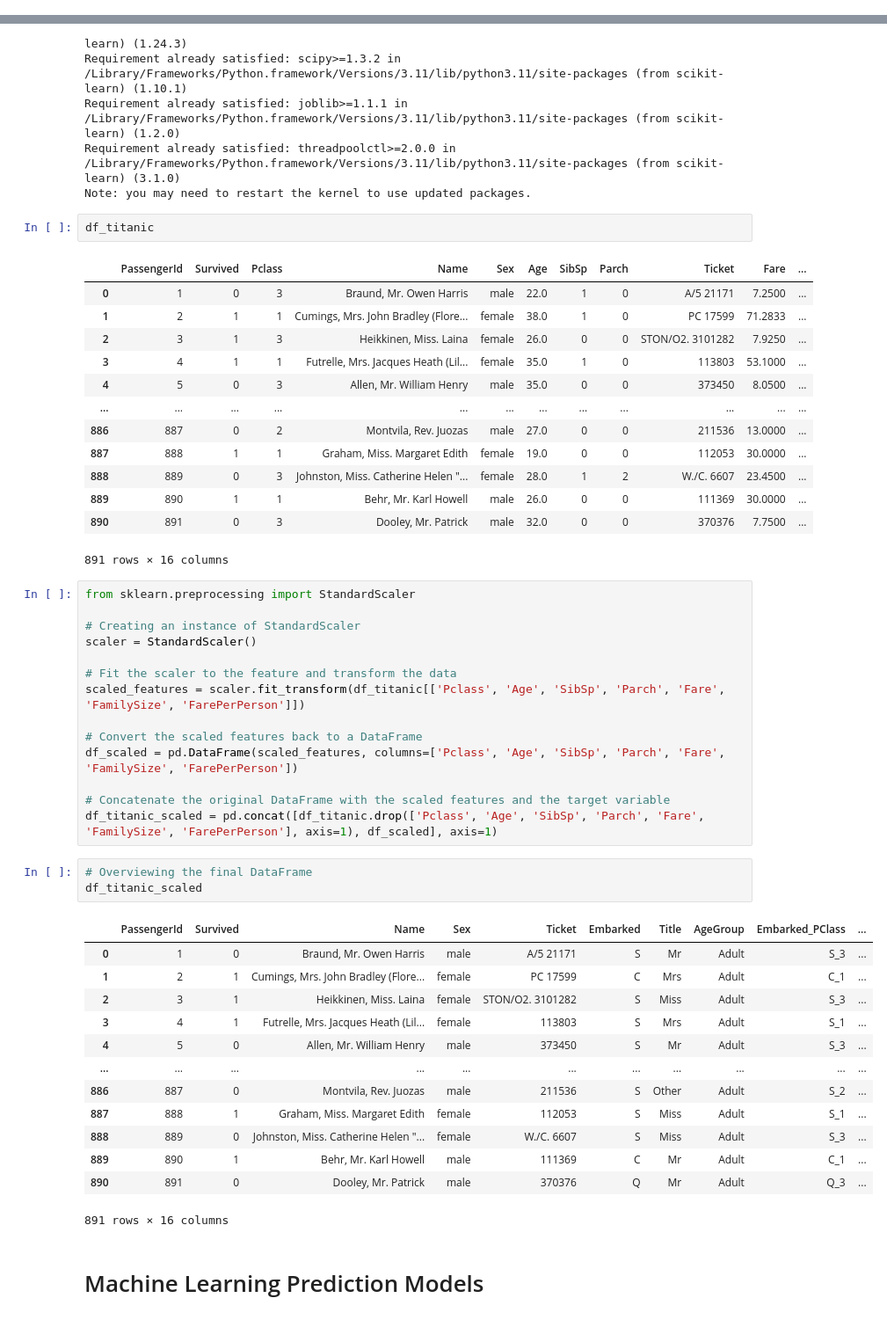
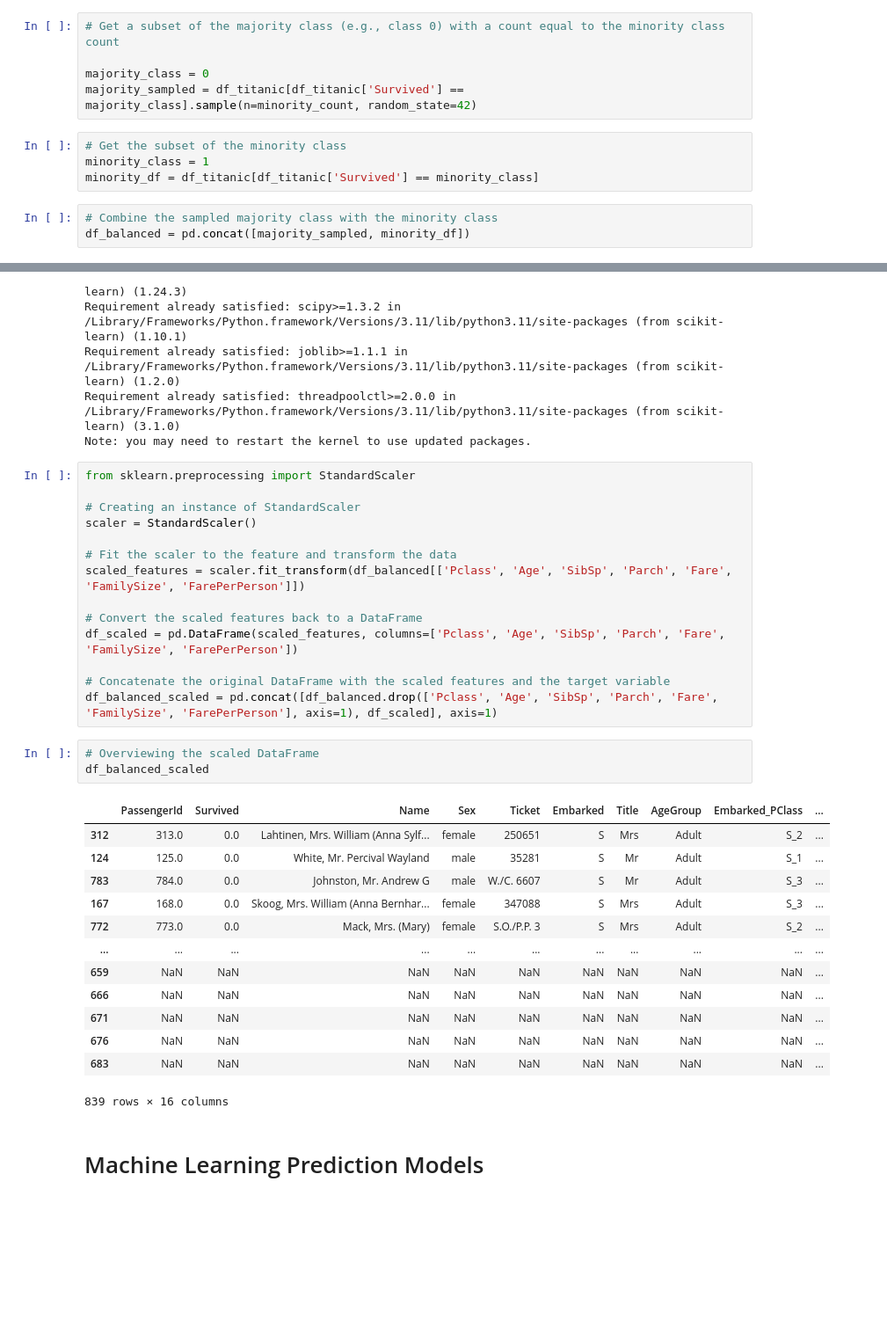
Before and after one commit to mehtasumit1007/TitanicPredictionModelling, a Jupyter notebook: Modelling_Main.ipynb, the cells around one changed output, grey strips where cells are left out. Shown at 88% size. Cells and saved outputs as stored; diff of their text form; blank space fills up the shorter version.

```diff
--- a/Modelling_Main.ipynb
+++ b/Modelling_Main.ipynb
@@ -586,0 +592,12 @@ Since the distribution is quite even for the 'Survived' column, hence there is n
+# %%
+# Get a subset of the majority class (e.g., class 0) with a count equal to the minority class count
+
+majority_class = 0
+majority_sampled = df_titanic[df_titanic['Survived'] == majority_class].sample(n=minority_count, random_state=42)
+# %%
+# Get the subset of the minority class
+minority_class = 1
+minority_df = df_titanic[df_titanic['Survived'] == minority_class]
+# %%
+# Combine the sampled majority class with the minority class
+df_balanced = pd.concat([majority_sampled, minority_df])
@@ -597,22 +640,6 @@ Requirement already satisfied: scipy>=1.3.2 in /Library/Frameworks/Python.framew
 Requirement already satisfied: joblib>=1.1.1 in /Library/Frameworks/Python.framework/Versions/3.11/lib/python3.11/site-packages (from scikit-learn) (1.2.0)
 Requirement already satisfied: threadpoolctl>=2.0.0 in /Library/Frameworks/Python.framework/Versions/3.11/lib/python3.11/site-packages (from scikit-learn) (3.1.0)
 Note: you may need to restart the kernel to use updated packages.
-# %%
-df_titanic
-# %% [output]
-|  | PassengerId | Survived | Pclass | Name | Sex | Age | SibSp | Parch | Ticket | Fare | ... |
-| 0 | 1 | 0 | 3 | Braund, Mr. Owen Harris | male | 22.0 | 1 | 0 | A/5 21171 | 7.2500 | ... |
-| 1 | 2 | 1 | 1 | Cumings, Mrs. John Bradley (Flore... | female | 38.0 | 1 | 0 | PC 17599 | 71.2833 | ... |
-| 2 | 3 | 1 | 3 | Heikkinen, Miss. Laina | female | 26.0 | 0 | 0 | STON/O2. 3101282 | 7.9250 | ... |
-| 3 | 4 | 1 | 1 | Futrelle, Mrs. Jacques Heath (Lil... | female | 35.0 | 1 | 0 | 113803 | 53.1000 | ... |
-| 4 | 5 | 0 | 3 | Allen, Mr. William Henry | male | 35.0 | 0 | 0 | 373450 | 8.0500 | ... |
-| ... | ... | ... | ... | ... | ... | ... | ... | ... | ... | ... | ... |
-| 886 | 887 | 0 | 2 | Montvila, Rev. Juozas | male | 27.0 | 0 | 0 | 211536 | 13.0000 | ... |
-| 887 | 888 | 1 | 1 | Graham, Miss. Margaret Edith | female | 19.0 | 0 | 0 | 112053 | 30.0000 | ... |
-| 888 | 889 | 0 | 3 | Johnston, Miss. Catherine Helen "... | female | 28.0 | 1 | 2 | W./C. 6607 | 23.4500 | ... |
-| 889 | 890 | 1 | 1 | Behr, Mr. Karl Howell | male | 26.0 | 0 | 0 | 111369 | 30.0000 | ... |
-| 890 | 891 | 0 | 3 | Dooley, Mr. Patrick | male | 32.0 | 0 | 0 | 370376 | 7.7500 | ... |
-891 rows × 16 columns
 # %%
 from sklearn.preprocessing import StandardScaler
 
@@ -620,30 +647,30 @@ from sklearn.preprocessing import StandardScaler
 scaler = StandardScaler()
 
 # Fit the scaler to the feature and transform the data
-scaled_features = scaler.fit_transform(df_titanic[['Pclass', 'Age', 'SibSp', 'Parch', 'Fare', 'FamilySize', 'FarePerPerson']])
+scaled_features = scaler.fit_transform(df_balanced[['Pclass', 'Age', 'SibSp', 'Parch', 'Fare', 'FamilySize', 'FarePerPerson']])
 
 # Convert the scaled features back to a DataFrame
 df_scaled = pd.DataFrame(scaled_features, columns=['Pclass', 'Age', 'SibSp', 'Parch', 'Fare', 'FamilySize', 'FarePerPerson'])
 
 # Concatenate the original DataFrame with the scaled features and the target variable
-df_titanic_scaled = pd.concat([df_titanic.drop(['Pclass', 'Age', 'SibSp', 'Parch', 'Fare', 'FamilySize', 'FarePerPerson'], axis=1), df_scaled], axis=1)
+df_balanced_scaled = pd.concat([df_balanced.drop(['Pclass', 'Age', 'SibSp', 'Parch', 'Fare', 'FamilySize', 'FarePerPerson'], axis=1), df_scaled], axis=1)
 # %%
-# Overviewing the final DataFrame
-df_titanic_scaled
+# Overviewing the scaled DataFrame
+df_balanced_scaled
 # %% [output]
 |  | PassengerId | Survived | Name | Sex | Ticket | Embarked | Title | AgeGroup | Embarked_PClass | ... |
-| 0 | 1 | 0 | Braund, Mr. Owen Harris | male | A/5 21171 | S | Mr | Adult | S_3 | ... |
-| 1 | 2 | 1 | Cumings, Mrs. John Bradley (Flore... | female | PC 17599 | C | Mrs | Adult | C_1 | ... |
-| 2 | 3 | 1 | Heikkinen, Miss. Laina | female | STON/O2. 3101282 | S | Miss | Adult | S_3 | ... |
-| 3 | 4 | 1 | Futrelle, Mrs. Jacques Heath (Lil... | female | 113803 | S | Mrs | Adult | S_1 | ... |
-| 4 | 5 | 0 | Allen, Mr. William Henry | male | 373450 | S | Mr | Adult | S_3 | ... |
+| 312 | 313.0 | 0.0 | Lahtinen, Mrs. William (Anna Sylf... | female | 250651 | S | Mrs | Adult | S_2 | ... |
+| 124 | 125.0 | 0.0 | White, Mr. Percival Wayland | male | 35281 | S | Mr | Adult | S_1 | ... |
+| 783 | 784.0 | 0.0 | Johnston, Mr. Andrew G | male | W./C. 6607 | S | Mr | Adult | S_3 | ... |
+| 167 | 168.0 | 0.0 | Skoog, Mrs. William (Anna Bernhar... | female | 347088 | S | Mrs | Adult | S_3 | ... |
+| 772 | 773.0 | 0.0 | Mack, Mrs. (Mary) | female | S.O./P.P. 3 | S | Mrs | Adult | S_2 | ... |
 | ... | ... | ... | ... | ... | ... | ... | ... | ... | ... | ... |
-| 886 | 887 | 0 | Montvila, Rev. Juozas | male | 211536 | S | Other | Adult | S_2 | ... |
-| 887 | 888 | 1 | Graham, Miss. Margaret Edith | female | 112053 | S | Miss | Adult | S_1 | ... |
-| 888 | 889 | 0 | Johnston, Miss. Catherine Helen "... | female | W./C. 6607 | S | Miss | Adult | S_3 | ... |
-| 889 | 890 | 1 | Behr, Mr. Karl Howell | male | 111369 | C | Mr | Adult | C_1 | ... |
-| 890 | 891 | 0 | Dooley, Mr. Patrick | male | 370376 | Q | Mr | Adult | Q_3 | ... |
+| 659 | NaN | NaN | NaN | NaN | NaN | NaN | NaN | NaN | NaN | ... |
+| 666 | NaN | NaN | NaN | NaN | NaN | NaN | NaN | NaN | NaN | ... |
+| 671 | NaN | NaN | NaN | NaN | NaN | NaN | NaN | NaN | NaN | ... |
+| 676 | NaN | NaN | NaN | NaN | NaN | NaN | NaN | NaN | NaN | ... |
+| 683 | NaN | NaN | NaN | NaN | NaN | NaN | NaN | NaN | NaN | ... |
-891 rows × 16 columns
+839 rows × 16 columns
 # %% [markdown]
 # Machine Learning Prediction Models
 # %% [markdown]
```
Also changed, not shown: parts of 29 cells of this notebook, 1 other file.
